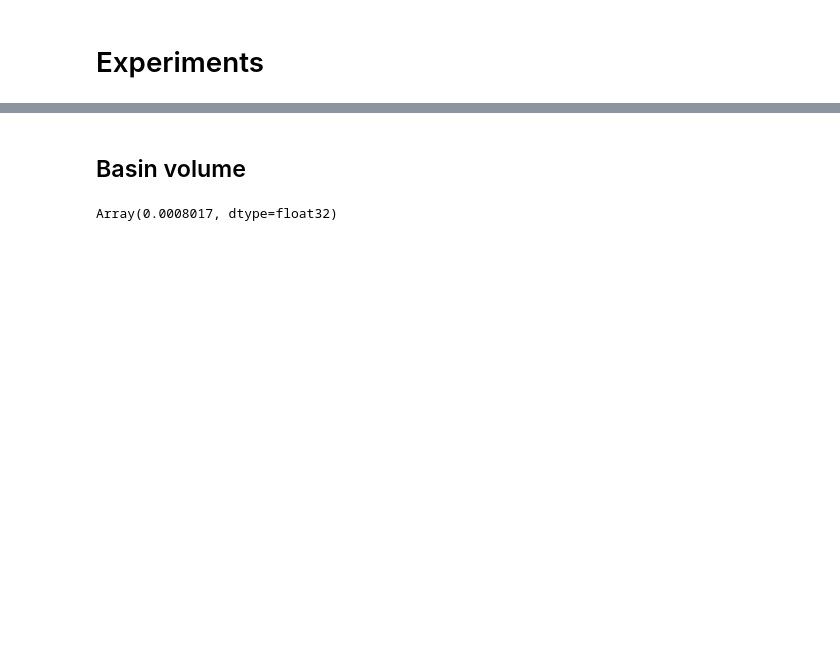
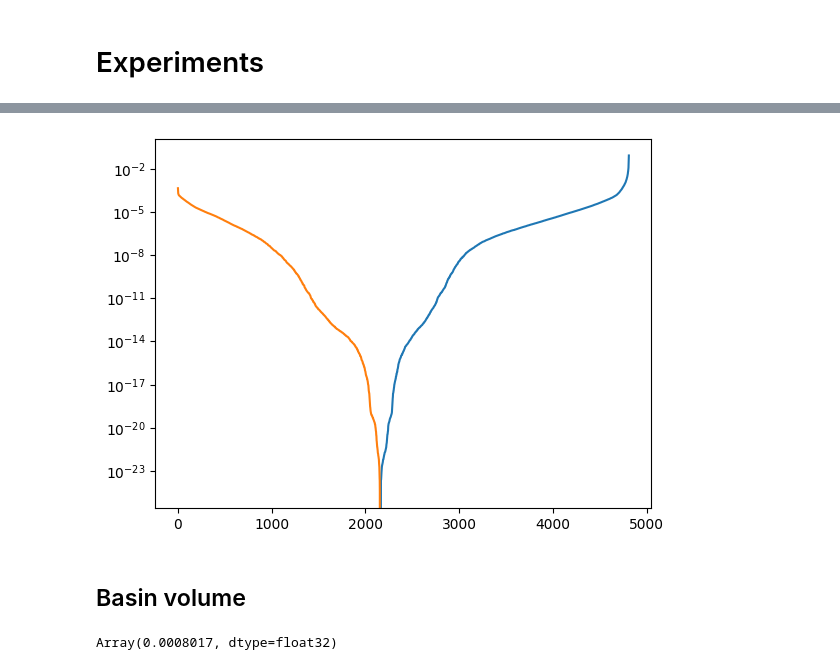
Before and after one commit to EleutherAI/basin-volume, a Jupyter notebook: basin_precondition.ipynb, the cells around one changed output, grey strips where cells are left out. Saved outputs shown, nothing was run; the diff lists cells and outputs as text; code cells hidden in the pictures; blank space fills up the shorter version.

```diff
--- a/basin_precondition.ipynb
+++ b/basin_precondition.ipynb
@@ -255,2 +386,9 @@ final_params = mlp.Params(state.params['p'], init_params.unravel)
+# %%
+plt.plot(jnp.sort(evals))
+plt.plot(-jnp.sort(evals))
+plt.yscale('log')
+plt.show()
+# %% [output]
+[figure, added]
 # %% [markdown]
 ## Basin volume
```
Also changed, not shown: parts of 141 cells of this notebook, 1 other file.
